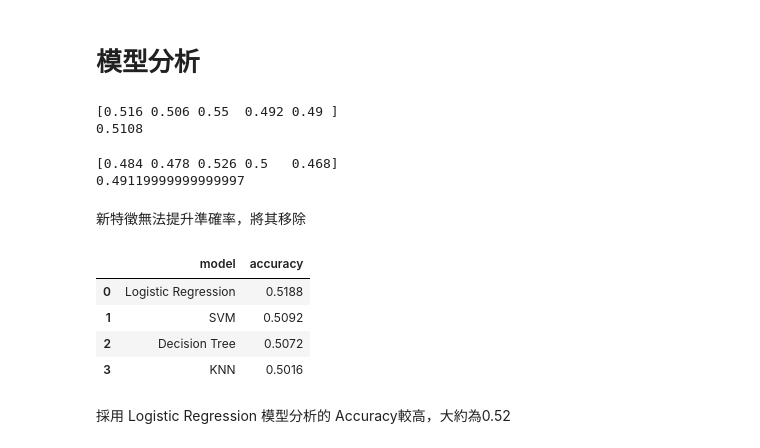
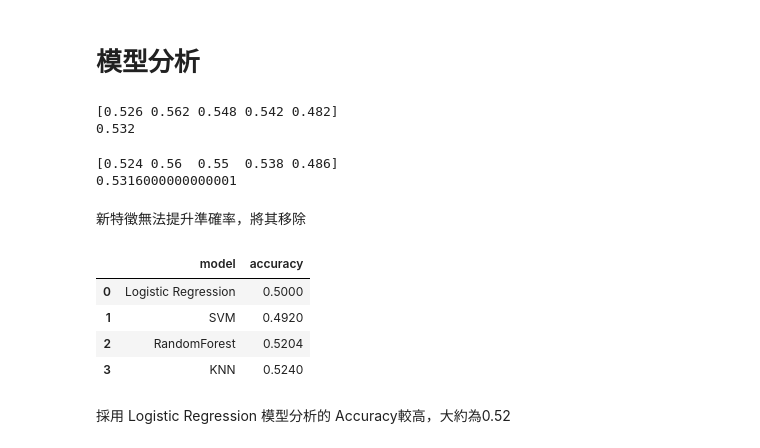
Before and after one commit to ansal1202/Prediction-of-Amazon-Prime-Subscription, a Jupyter notebook: Amazon訂閱用戶分析.ipynb, the cells around one changed output. Drawn from its saved outputs; the diff is of its cells as text; code cells hidden in the pictures.

```diff
--- a/Amazon訂閱用戶分析.ipynb
+++ b/Amazon訂閱用戶分析.ipynb
@@ -231,7 +231,7 @@ for var in categorical_vars:
 # %%
 data_model = df_copy.copy()
 #刪除不需要的特徵
-data_model = data_model.drop(['Gender','Renewal Status','Devices Used','Payment Information'], axis=1)
+data_model = data_model.drop(['Gender','Payment Information'], axis=1)
 # %% [markdown]
 # **特徵工程**
 # %% [markdown]
@@ -275,6 +275,8 @@ data_model['Engagement Metrics'] = data_model['Engagement Metrics'].map(engageme
 data_model = pd.get_dummies(data_model,columns=['Purchase History'],prefix='',prefix_sep='',dtype=int)
 data_model = pd.get_dummies(data_model,columns=['Favorite Genres'],prefix='',prefix_sep='',dtype=int)
 data_model = pd.get_dummies(data_model,columns=['Month_Text'],prefix='',prefix_sep='',dtype=int)
+data_model = pd.get_dummies(data_model,columns=['Devices Used'],prefix='',prefix_sep='',dtype=int)
+data_model = pd.get_dummies(data_model,columns=['Renewal Status'],prefix='',prefix_sep='',dtype=int)
 # %%
 # 轉換Subscription Plan的資料型別
 data_model['Subscription Plan'] = data_model['Subscription Plan'].replace({'Annual':1,'Monthly':0})
@@ -372,30 +375,35 @@ from sklearn.ensemble import RandomForestClassifier
 # %%
 # 拆分訓練集和測試集
 X = [
-    'Customer Support Interactions',
+    'Usage Frequency',
+    'Manual',
+    'Engagement Metrics',
     'Books','Clothing','Electronics',
-    'Comedy','Drama','Romance'
+    'Smart TV','Smartphone','Tablet',
+    'Action','Comedy','Documentary','Drama','Horror','Romance','Sci-Fi'
 ]
 y = ['Subscription Plan']
 
 train_X = data_model[X]
 train_y = data_model[y]
 
-# 使用 Random Forest Classifier 模型
-rfc = RandomForestClassifier(n_estimators=20, random_state=42)
-scores = cross_val_score(rfc,train_X,train_y.values.ravel(),cv=5,scoring='accuracy')
+# 使用 Decision Tree 模型
+decision_tree = DecisionTreeClassifier()
+scores = cross_val_score(decision_tree,train_X,train_y.values.ravel(),cv=5,scoring='accuracy')
 print(scores)
 print(scores.mean())
 # %% [output]
-[0.516 0.506 0.55  0.492 0.49 ]
-0.5108
+[0.526 0.562 0.548 0.542 0.482]
+0.532
 # %%
 #加入新特徵查看訓練結果
 X = [
-    'Customer Support Interactions',
+    'Usage Frequency',
+    'Manual',
+    'Engagement Metrics',
     'Books','Clothing','Electronics',
-    'Comedy','Drama','Romance',
-    'April','February','January','March'
+    'Smart TV','Smartphone','Tablet',
+    'Action','Comedy','Documentary','Drama','Horror','Romance','Sci-Fi'
 ]
 y = ['Subscription Plan']
 
@@ -403,13 +411,13 @@ train_X = data_model[X]
 train_y = data_model[y]
 
 
-rfc = RandomForestClassifier(n_estimators=20, random_state=42)
-scores = cross_val_score(rfc,train_X,train_y.values.ravel(),cv=5,scoring='accuracy')
+decision_tree = DecisionTreeClassifier()
+scores = cross_val_score(decision_tree,train_X,train_y.values.ravel(),cv=5,scoring='accuracy')
 print(scores)
 print(scores.mean())
 # %% [output]
-[0.484 0.478 0.526 0.5   0.468]
-0.49119999999999997
+[0.524 0.56  0.55  0.538 0.486]
+0.5316000000000001
 # %% [markdown]
 新特徵無法提升準確率，將其移除
 # %%
@@ -421,9 +429,12 @@ from sklearn.neighbors import KNeighborsClassifier
 # %%
 # 拆分訓練集和測試集
 X = [
-    'Customer Support Interactions',
+    'Usage Frequency',
+    'Manual',
+    'Engagement Metrics',
     'Books','Clothing','Electronics',
-    'Comedy','Drama','Romance'
+    'Smart TV','Smartphone','Tablet',
+    'Action','Comedy','Documentary','Drama','Horror','Romance','Sci-Fi'
 ]
 y = ['Subscription Plan']
 
@@ -438,23 +449,23 @@ svc = SVC()
 scores_2 = cross_val_score(svc, train_X, train_y.values.ravel(),cv=5,scoring='accuracy').mean()
 
 # Decision Tree
-decision_tree = DecisionTreeClassifier()
-scores_3 = cross_val_score(decision_tree, train_X, train_y.values.ravel(),cv=5,scoring='accuracy').mean()
+rfc = RandomForestClassifier(n_estimators=20, random_state=42)
+scores_3 = cross_val_score(rfc, train_X, train_y.values.ravel(),cv=5,scoring='accuracy').mean()
 
 # KNN
 knn = KNeighborsClassifier(n_neighbors = 3)
 scores_4 = cross_val_score(knn, train_X, train_y.values.ravel(),cv=5,scoring='accuracy').mean()
 # %%
-scores = {'model':['Logistic Regression','SVM','Decision Tree','KNN'],
+scores = {'model':['Logistic Regression','SVM','RandomForest','KNN'],
       'accuracy':[scores_1,scores_2,scores_3,scores_4]}
 compared = pd.DataFrame(scores)
 compared
 # %% [output]
 |  | model | accuracy |
-| 0 | Logistic Regression | 0.5188 |
-| 1 | SVM | 0.5092 |
-| 2 | Decision Tree | 0.5072 |
-| 3 | KNN | 0.5016 |
+| 0 | Logistic Regression | 0.5000 |
+| 1 | SVM | 0.4920 |
+| 2 | RandomForest | 0.5204 |
+| 3 | KNN | 0.5240 |
 # %% [markdown]
 採用 Logistic Regression 模型分析的 Accuracy較高，大約為0.52
 # %% [markdown]
```
Also changed, not shown: parts of 8 cells of this notebook.
